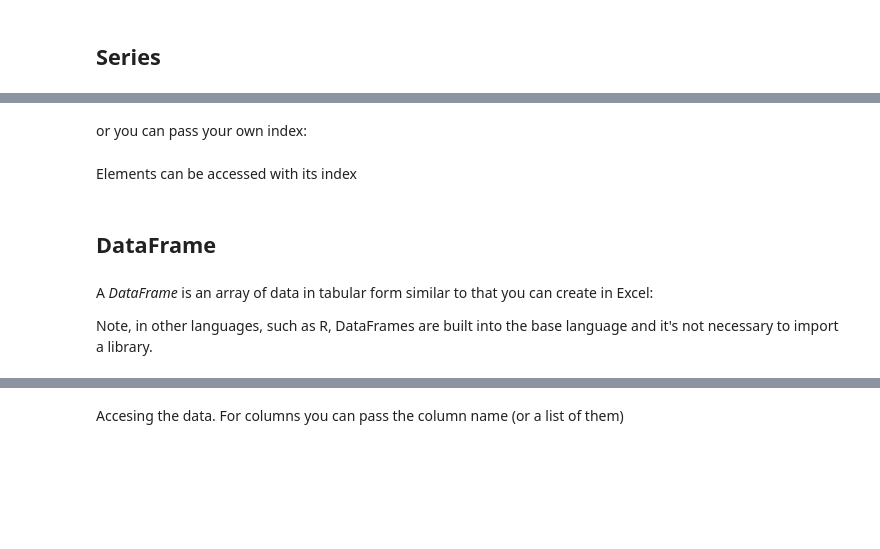
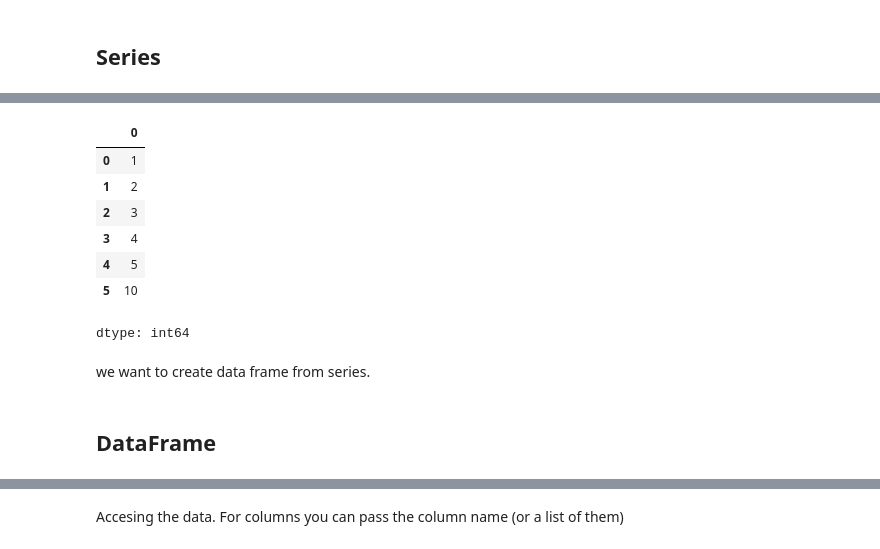
Before and after one commit to ridwanmd/CEE_676_Python_Lecture, a Jupyter notebook: ReferenceModules/03_Numpy&Pandas.ipynb, the cells around one changed output, grey strips where cells are left out. Cells and saved outputs as stored; diff of their text form; code cells hidden in the pictures; blank space fills up the shorter version.

```diff
--- a/ReferenceModules/03_Numpy&Pandas.ipynb
+++ b/ReferenceModules/03_Numpy&Pandas.ipynb
@@ -213,0 +217,4 @@ s
+# %%
+# Create a list of data
+data = [1,2,3,4,5,10]
+data
@@ -216,2 +226,0 @@ type(s)
-# %% [markdown]
-or you can pass your own index:
@@ -225,2 +226,0 @@ s
-# %% [markdown]
-Elements can be accessed with its index
@@ -229,6 +227,17 @@ print(s['a'])
+# %%
+# Create a Series from the list
+s = pd.Series(data)
+s
+# %% [output]
+|  | 0 |
+| 0 | 1 |
+| 1 | 2 |
+| 2 | 3 |
+| 3 | 4 |
+| 4 | 5 |
+| 5 | 10 |
+dtype: int64
+# %% [markdown]
+we want to create data frame from series.
 # %% [markdown]
 ## DataFrame
-# %% [markdown]
-A *DataFrame* is an array of data in tabular form similar to that you can create in Excel:
-
-Note, in other languages, such as R, DataFrames are built into the base language and it's not necessary to import a library.
```
Also changed, not shown: parts of 23 cells of this notebook.
